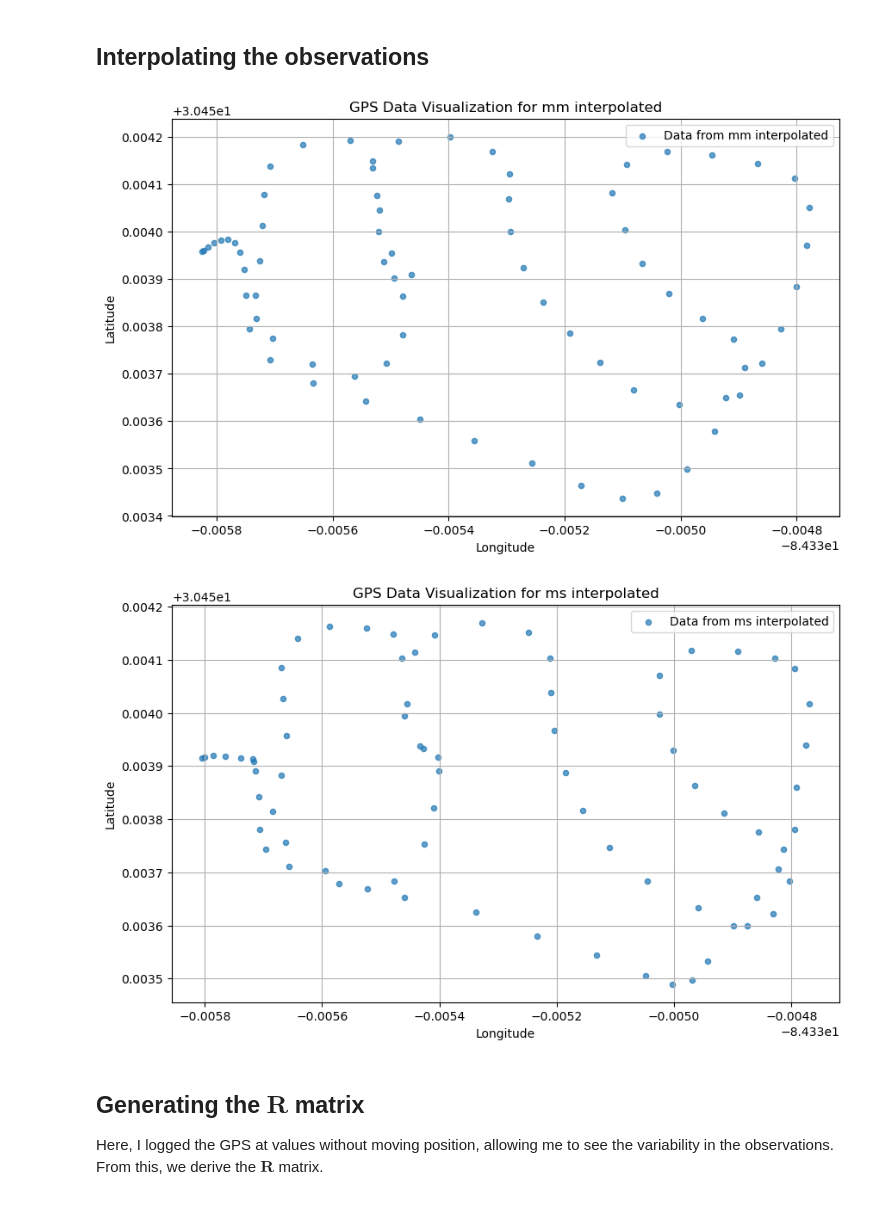
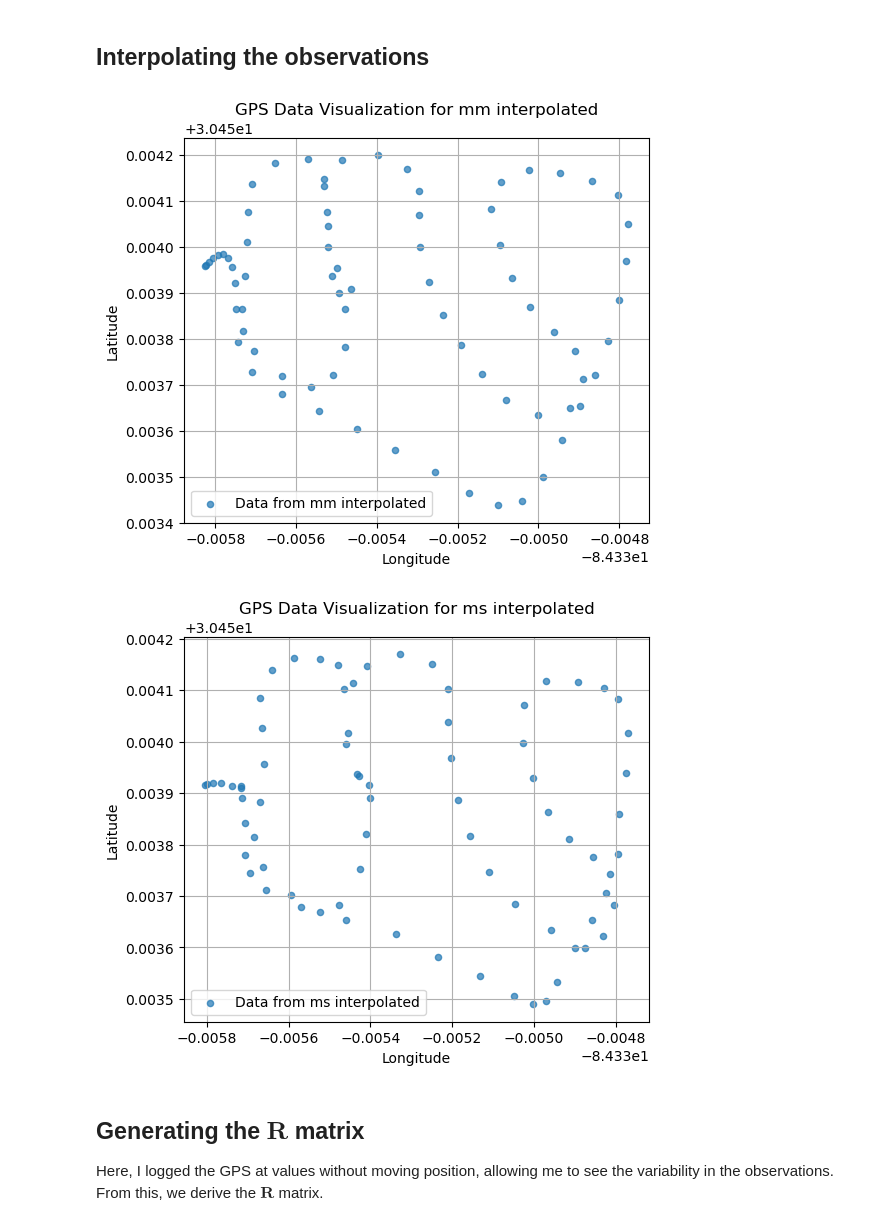
Before and after one commit to MarioShontz/GPS_DA, a Jupyter notebook: src/GPS_DA.ipynb, the cells around one changed output. Saved outputs shown, nothing was run; the diff lists cells and outputs as text; code cells hidden in the pictures.

```diff
--- a/src/GPS_DA.ipynb
+++ b/src/GPS_DA.ipynb
@@ -41,7 +41,6 @@ plot_gps_data(ms_file_path)
 # %% [markdown]
 ## Interpolating the observations
 # %%
-import pandas as pd
 from scipy.interpolate import interp1d
 import numpy as np
 
@@ -84,36 +83,36 @@ def interpolate_gps_data(file_path, freq='2s', method='linear'):
     return data_resampled
 
 # Paths to the datasets
 mm_file_path = '../data/True_Run_maddisons_phone.csv'
 ms_file_path = '../data/True_run_marios_phone.csv'
 
 # Interpolate each dataset, trying cubic spline if linear leaves NaNs
 mm_resampled = interpolate_gps_data(mm_file_path, method='linear')
 ms_resampled = interpolate_gps_data(ms_file_path, method='linear')
 
 # Check the data format and extract coordinates
     # Assuming 'lat' and 'long' columns for Maddison's phone data
 def plot_gps_data(data, name):
     latitudes = data['Latitude']
     longitudes = data['Longitude']
 
 
     # Create a scatter plot
-    plt.figure(figsize=(10, 6))
+    plt.figure(figsize=(6, 5))
     plt.scatter(longitudes, latitudes, alpha=0.7, marker='o', s=20, label=f'Data from {name}')
     plt.title(f'GPS Data Visualization for {name}')
     plt.xlabel('Longitude')
     plt.ylabel('Latitude')
     plt.grid(True)
     plt.legend()
     plt.show()
 
 # Plotting each dataset
 plot_gps_data(mm_resampled, 'mm interpolated')
 plot_gps_data(ms_resampled, 'ms interpolated')
 # %% [output]
-[figure, old version]
+[figure, new version]
-[figure, old version]
+[figure, new version]
 # %% [markdown]
 ## Generating the $\mathbf{R}$ matrix
 Here, I logged the GPS at values without moving position, allowing me to see the variability in the observations. From this, we derive the $\mathbf{R}$ matrix.
```
Also changed, not shown: parts of 5 cells of this notebook.
